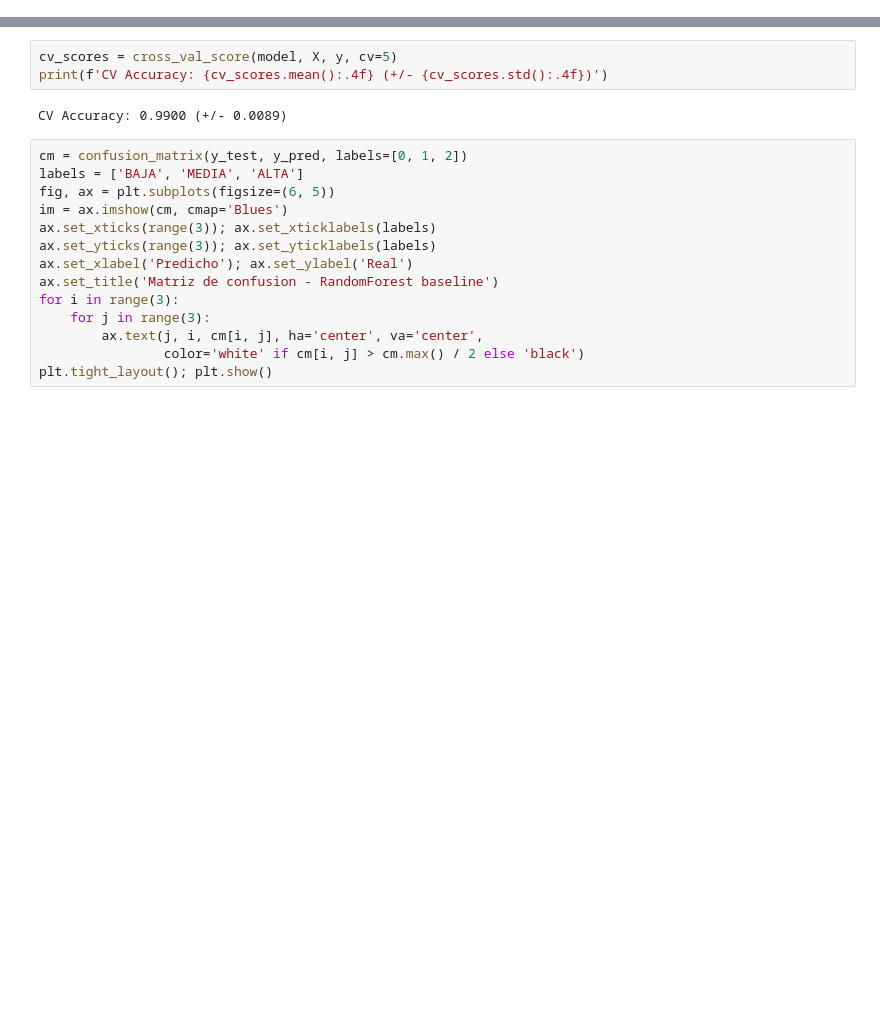
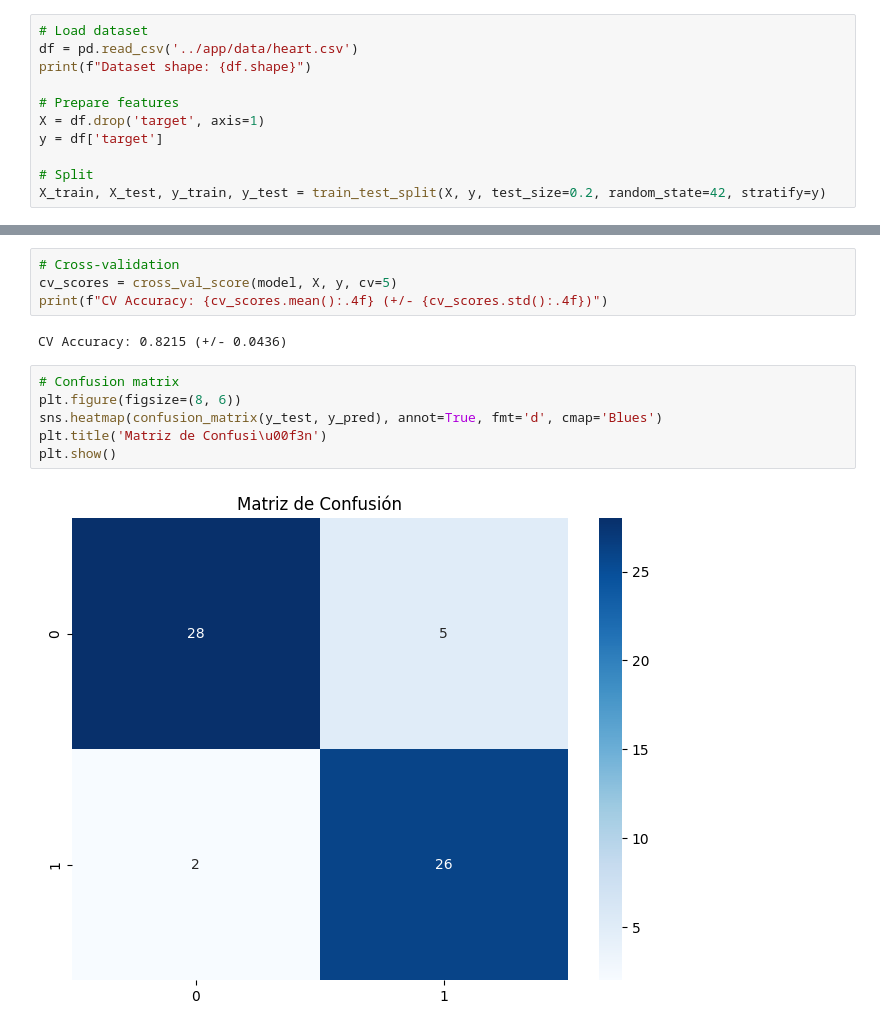
Before and after one commit to dsalazardev/telemetry-heart-ai, a Jupyter notebook: Project/microservice/notebooks/02-baseline.ipynb, the cells around one changed output, grey strips where cells are left out. Saved outputs shown, nothing was run; the diff lists cells and outputs as text; blank space fills up the shorter version.

Commit message:
feat(microservice): notebooks originales ejecutados (EDA, baseline, metaheuristicas, RAG, metricas N3)

```diff
--- a/Project/microservice/notebooks/02-baseline.ipynb
+++ b/Project/microservice/notebooks/02-baseline.ipynb
@@ -44,0 +12,11 @@ train: (400, 7) | test: (100, 7) | clases: [250 120 130]
+# %%
+# Load dataset
+df = pd.read_csv('../app/data/heart.csv')
+print(f"Dataset shape: {df.shape}")
+
+# Prepare features
+X = df.drop('target', axis=1)
+y = df['target']
+
+# Split
+X_train, X_test, y_train, y_test = train_test_split(X, y, test_size=0.2, random_state=42, stratify=y)
@@ -65,20 +50,15 @@ F1-score : 0.9763 (macro)
 # %%
+# Cross-validation
 cv_scores = cross_val_score(model, X, y, cv=5)
-print(f'CV Accuracy: {cv_scores.mean():.4f} (+/- {cv_scores.std():.4f})')
+print(f"CV Accuracy: {cv_scores.mean():.4f} (+/- {cv_scores.std():.4f})")
 # %% [output]
-CV Accuracy: 0.9900 (+/- 0.0089)
+CV Accuracy: 0.8215 (+/- 0.0436)
-# %%
-cm = confusion_matrix(y_test, y_pred, labels=[0, 1, 2])
-labels = ['BAJA', 'MEDIA', 'ALTA']
-fig, ax = plt.subplots(figsize=(6, 5))
-im = ax.imshow(cm, cmap='Blues')
-ax.set_xticks(range(3)); ax.set_xticklabels(labels)
-ax.set_yticks(range(3)); ax.set_yticklabels(labels)
-ax.set_xlabel('Predicho'); ax.set_ylabel('Real')
-ax.set_title('Matriz de confusion - RandomForest baseline')
-for i in range(3):
-    for j in range(3):
-        ax.text(j, i, cm[i, j], ha='center', va='center',
-                color='white' if cm[i, j] > cm.max() / 2 else 'black')
-plt.tight_layout(); plt.show()
+# %%
+# Confusion matrix
+plt.figure(figsize=(8, 6))
+sns.heatmap(confusion_matrix(y_test, y_pred), annot=True, fmt='d', cmap='Blues')
+plt.title('Matriz de Confusi\u00f3n')
+plt.show()
+# %% [output]
+[figure, added]
 # %%
```
Also changed, not shown: parts of 11 cells of this notebook, 4 other files.
